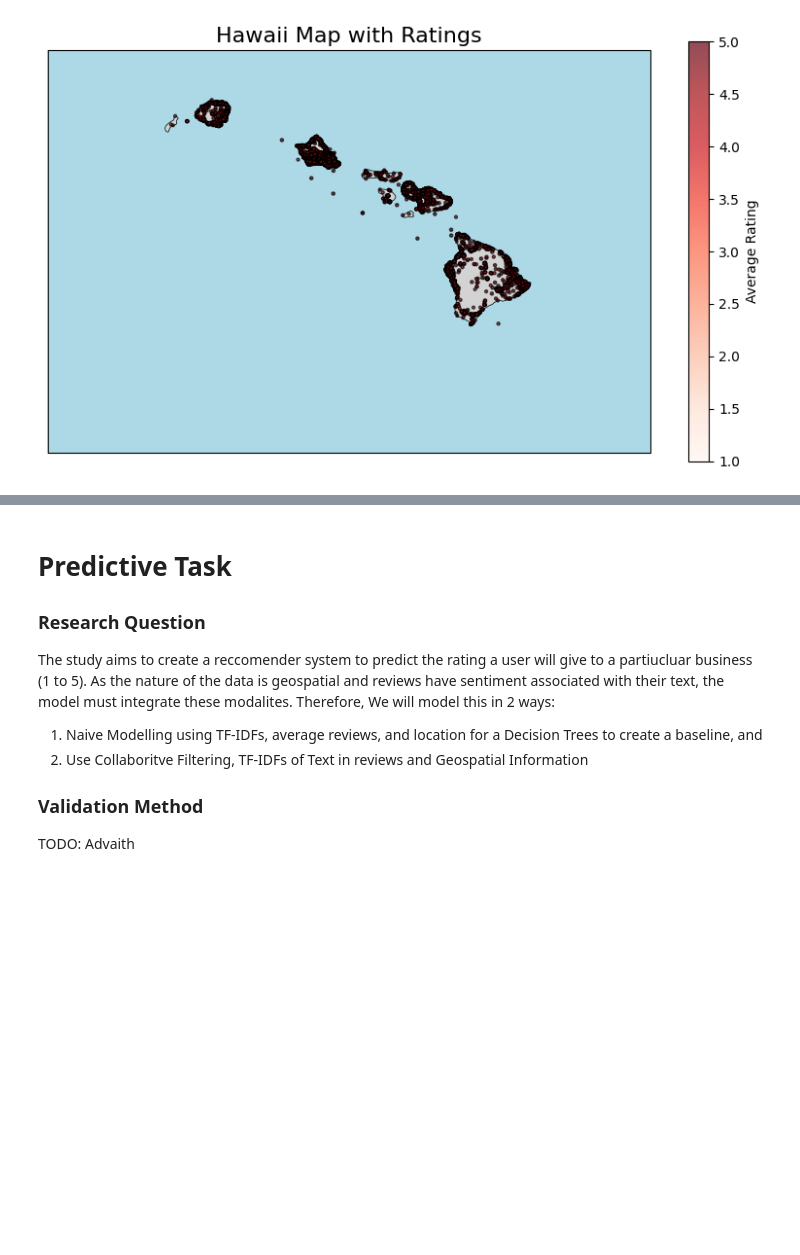
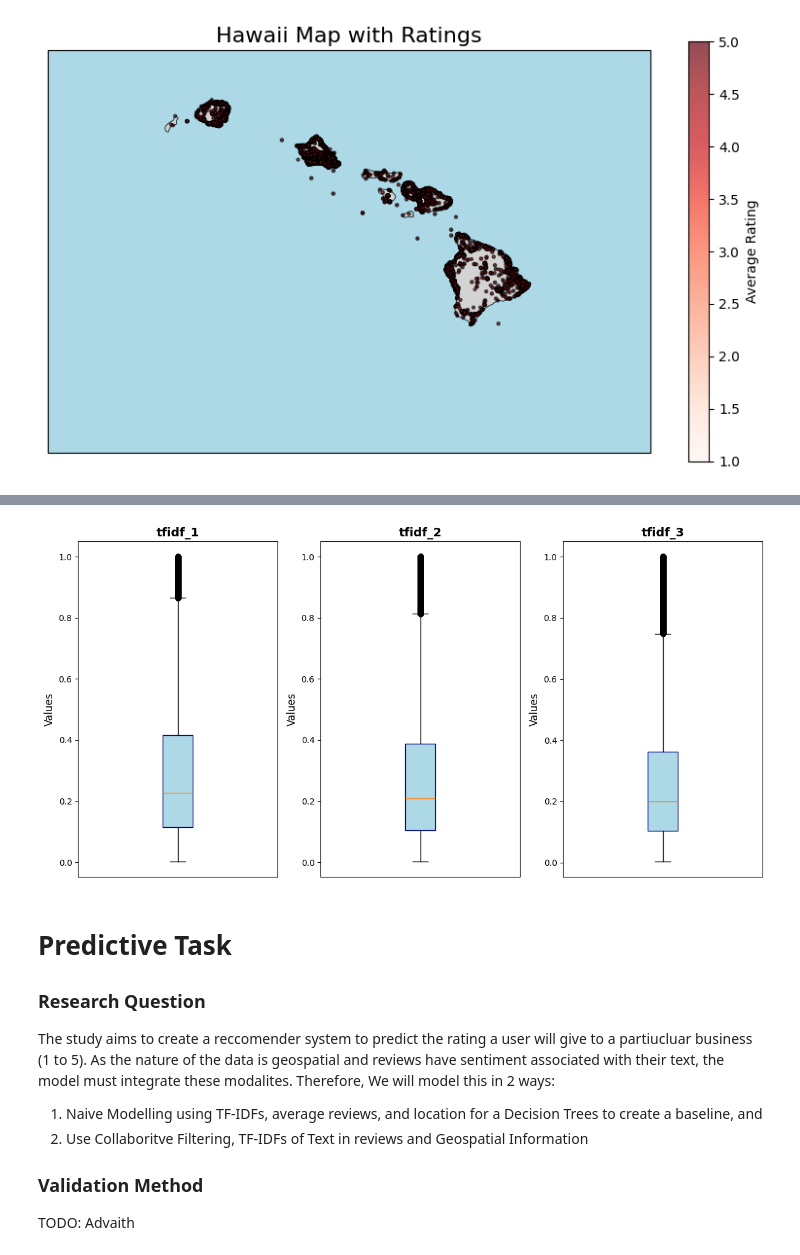
Before and after one commit to ArnavTalreja/Determining-factors-Influencing-Ratings-for-Consumer-Businesses, a Jupyter notebook: assignment2.ipynb, the cells around one changed output, grey strips where cells are left out. Cells and saved outputs as stored; diff of their text form; code cells hidden in the pictures; blank space fills up the shorter version.

```diff
--- a/assignment2.ipynb
+++ b/assignment2.ipynb
@@ -284,3 +358,22 @@ plot_hawaii_with_ratings(metadata)
+# %%
+# Filter out entries with values of 0 in tf-idf columns
+tfidf_columns = ['tfidf_1', 'tfidf_2', 'tfidf_3']
+filtered_data = data[(data[tfidf_columns] != 0).all(axis=1)]
+
+# Create box plots for the filtered tf-idf columns
+plt.figure(figsize=(12, 6))  # Adjust size for better visibility
+
+for i, column in enumerate(tfidf_columns, 1):
+    plt.subplot(1, 3, i)  # Arrange plots in 1 row and 3 columns
+    plt.boxplot(filtered_data[column], vert=True, patch_artist=True, boxprops=dict(facecolor='lightblue', color='darkblue'))
+    plt.title(column, fontsize=14, fontweight='bold')  # Larger title text
+    plt.ylabel("Values", fontsize=12)  # Larger y-axis label text
+    plt.xticks([])  # Remove x-tick labels for clarity
+
+plt.tight_layout()
+plt.show()
+# %% [output]
+[figure, added]
 # %% [markdown]
 # Predictive Task
 
```
Also changed, not shown: parts of 14 cells of this notebook, 5 other files.
